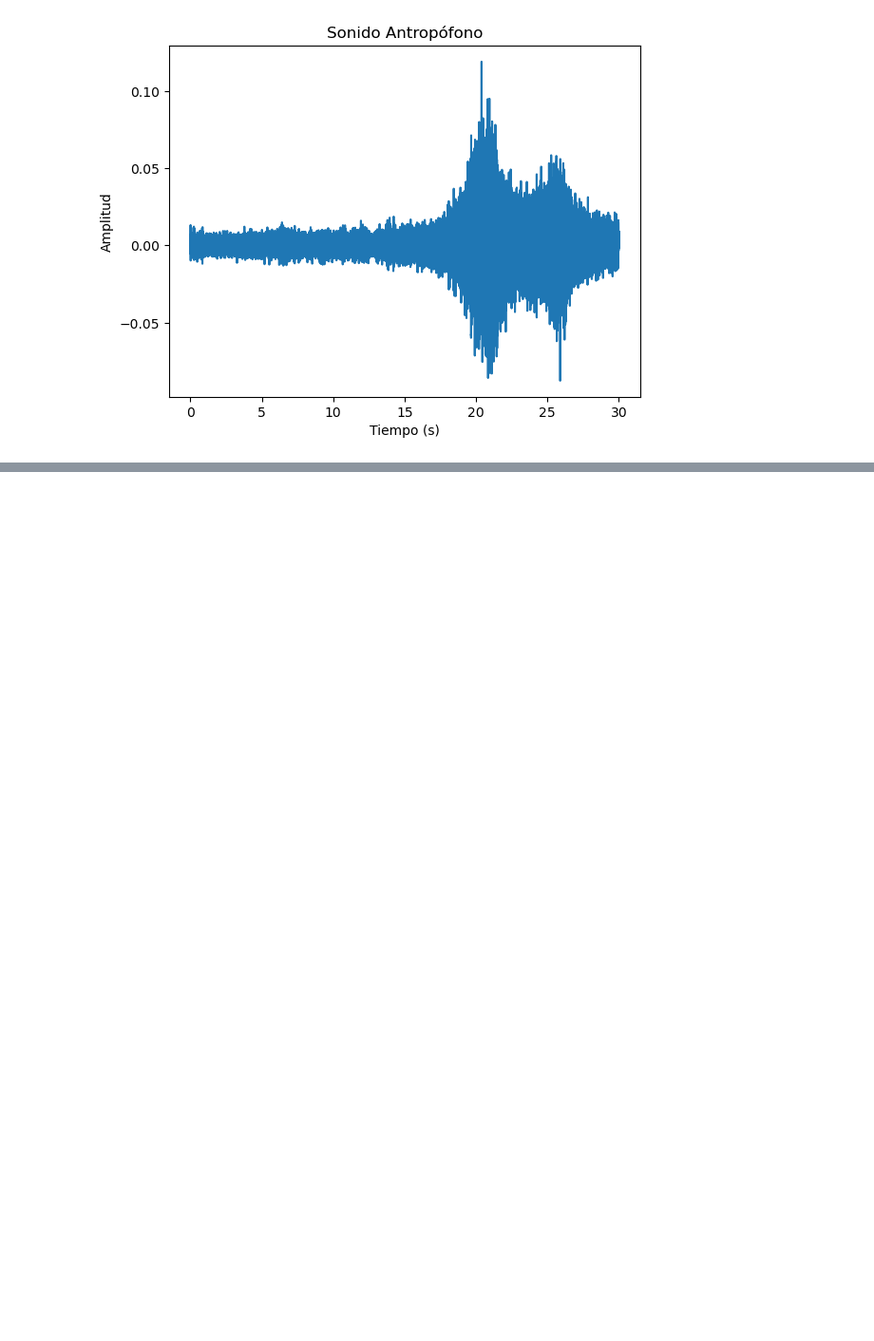
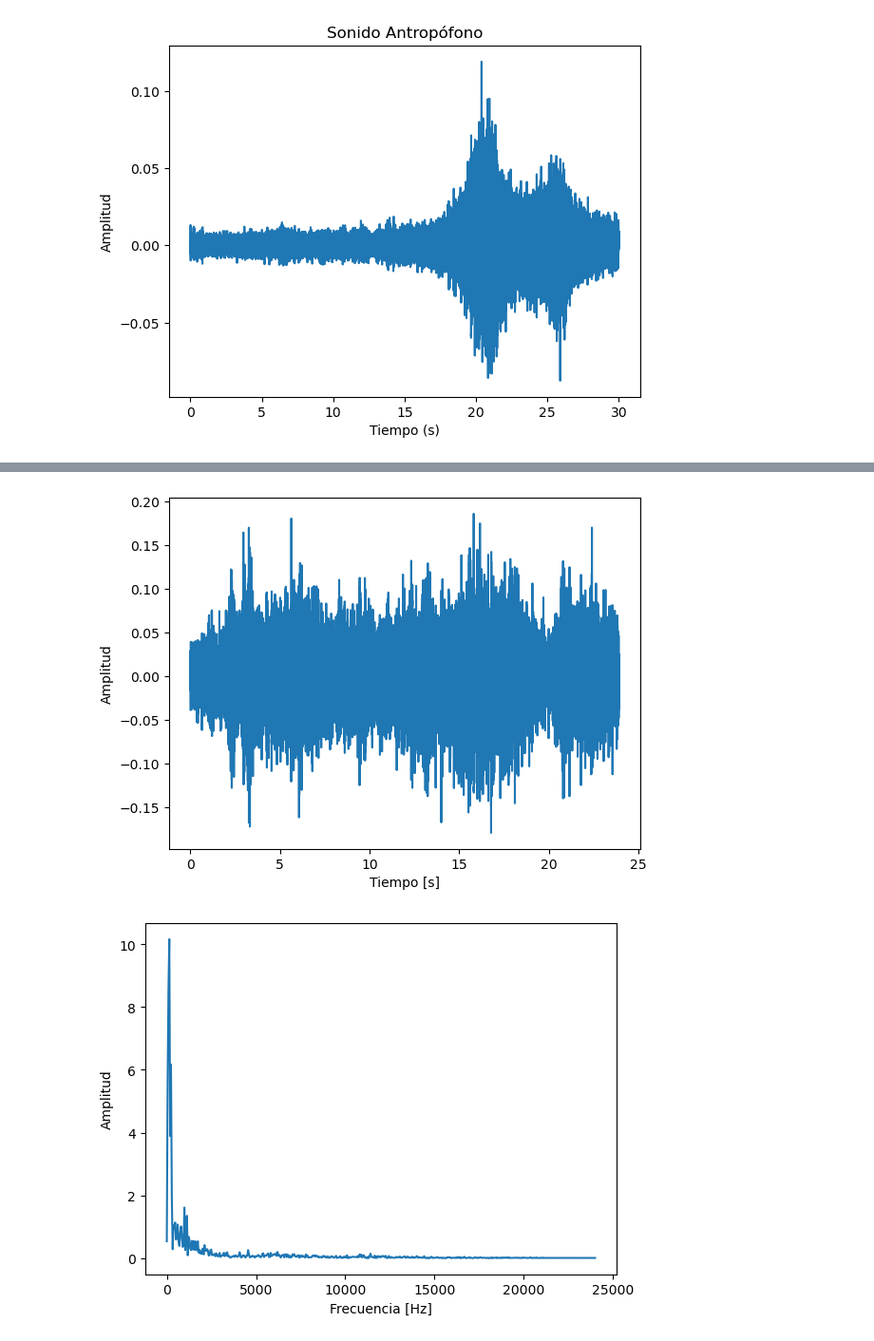
Before and after one commit to kieefman/ACUS099-Tareas, a Jupyter notebook: Tarea3/Tarea3.ipynb, the cells around one changed output, grey strips where cells are left out. Shown at 95% size. Drawn from its saved outputs; the diff is of its cells as text; code cells hidden in the pictures; blank space fills up the shorter version.

```diff
--- a/Tarea3/Tarea3.ipynb
+++ b/Tarea3/Tarea3.ipynb
@@ -100,0 +258,11 @@ def mat_frames(x,len_f,overlap):
+# %%
+# Audio 2
+sig2, fs2 = lib.load('audios/sonido_biof.wav', sr=48000)
+
+
+
+plt_audio(sig2,fs2)
+plt_frame(sig2, fs2, 700)
+# %% [output]
+[figure, added]
+[figure, added]
```
Also changed, not shown: parts of 13 cells of this notebook, 2 other files.
